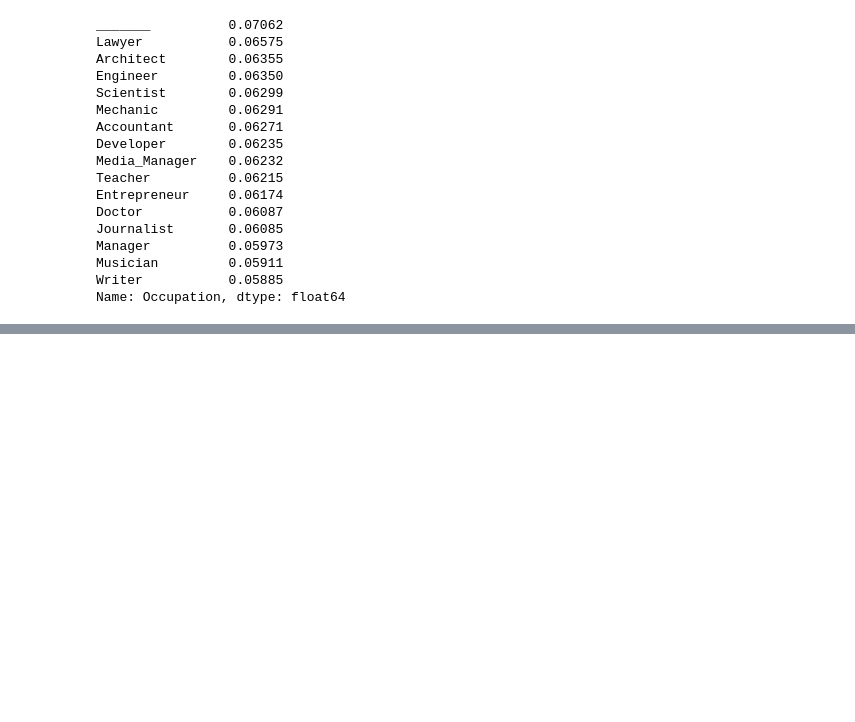
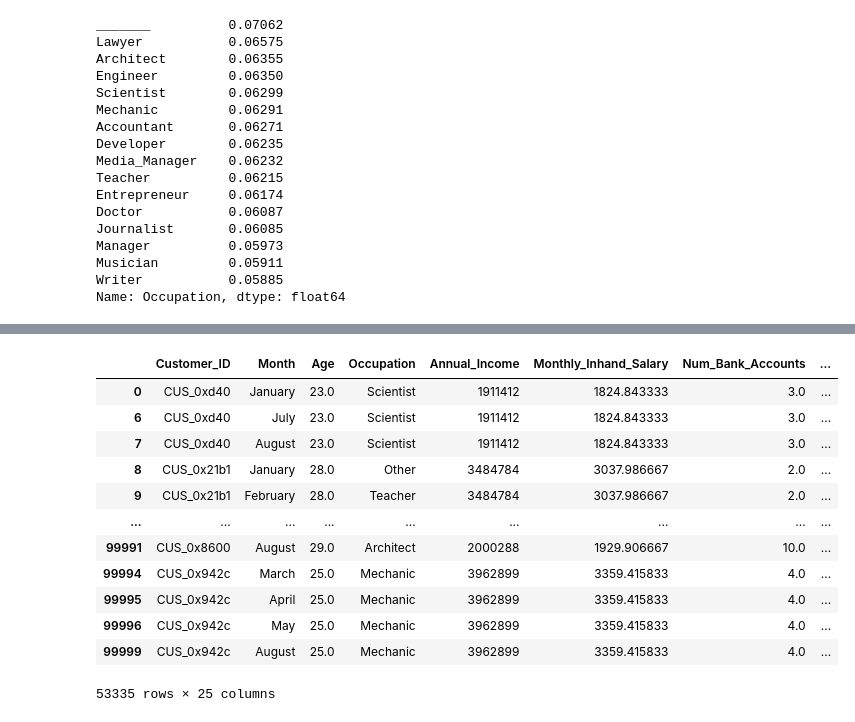
Before and after one commit to Wronsmin/ML_Project, a Jupyter notebook: src/preprocessing.ipynb, the cells around one changed output, grey strips where cells are left out. Drawn from its saved outputs; the diff is of its cells as text; code cells hidden in the pictures; blank space fills up the shorter version.

```diff
--- a/src/preprocessing.ipynb
+++ b/src/preprocessing.ipynb
@@ -131,0 +206,18 @@ Name: Credit_History_Age, Length: 100000, dtype: object
+# %%
+df_train.dropna(inplace=True)
+# %%
+df_train
+# %% [output]
+|  | Customer_ID | Month | Age | Occupation | Annual_Income | Monthly_Inhand_Salary | Num_Bank_Accounts | ... |
+| 0 | CUS_0xd40 | January | 23.0 | Scientist | 1911412 | 1824.843333 | 3.0 | ... |
+| 6 | CUS_0xd40 | July | 23.0 | Scientist | 1911412 | 1824.843333 | 3.0 | ... |
+| 7 | CUS_0xd40 | August | 23.0 | Scientist | 1911412 | 1824.843333 | 3.0 | ... |
+| 8 | CUS_0x21b1 | January | 28.0 | Other | 3484784 | 3037.986667 | 2.0 | ... |
+| 9 | CUS_0x21b1 | February | 28.0 | Teacher | 3484784 | 3037.986667 | 2.0 | ... |
+| ... | ... | ... | ... | ... | ... | ... | ... | ... |
+| 99991 | CUS_0x8600 | August | 29.0 | Architect | 2000288 | 1929.906667 | 10.0 | ... |
+| 99994 | CUS_0x942c | March | 25.0 | Mechanic | 3962899 | 3359.415833 | 4.0 | ... |
+| 99995 | CUS_0x942c | April | 25.0 | Mechanic | 3962899 | 3359.415833 | 4.0 | ... |
+| 99996 | CUS_0x942c | May | 25.0 | Mechanic | 3962899 | 3359.415833 | 4.0 | ... |
+| 99999 | CUS_0x942c | August | 25.0 | Mechanic | 3962899 | 3359.415833 | 4.0 | ... |
+53335 rows × 25 columns
```
Also changed, not shown: parts of 25 cells of this notebook.
